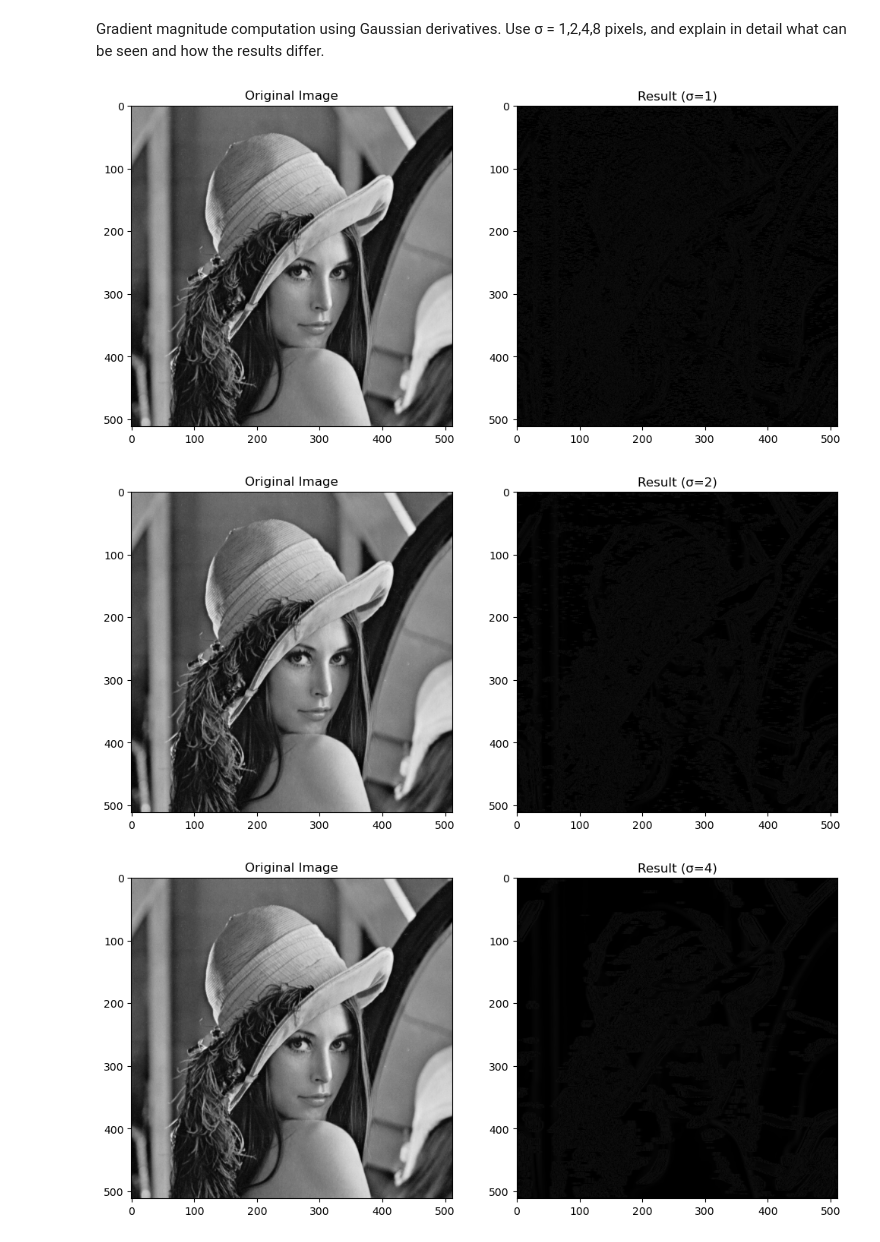
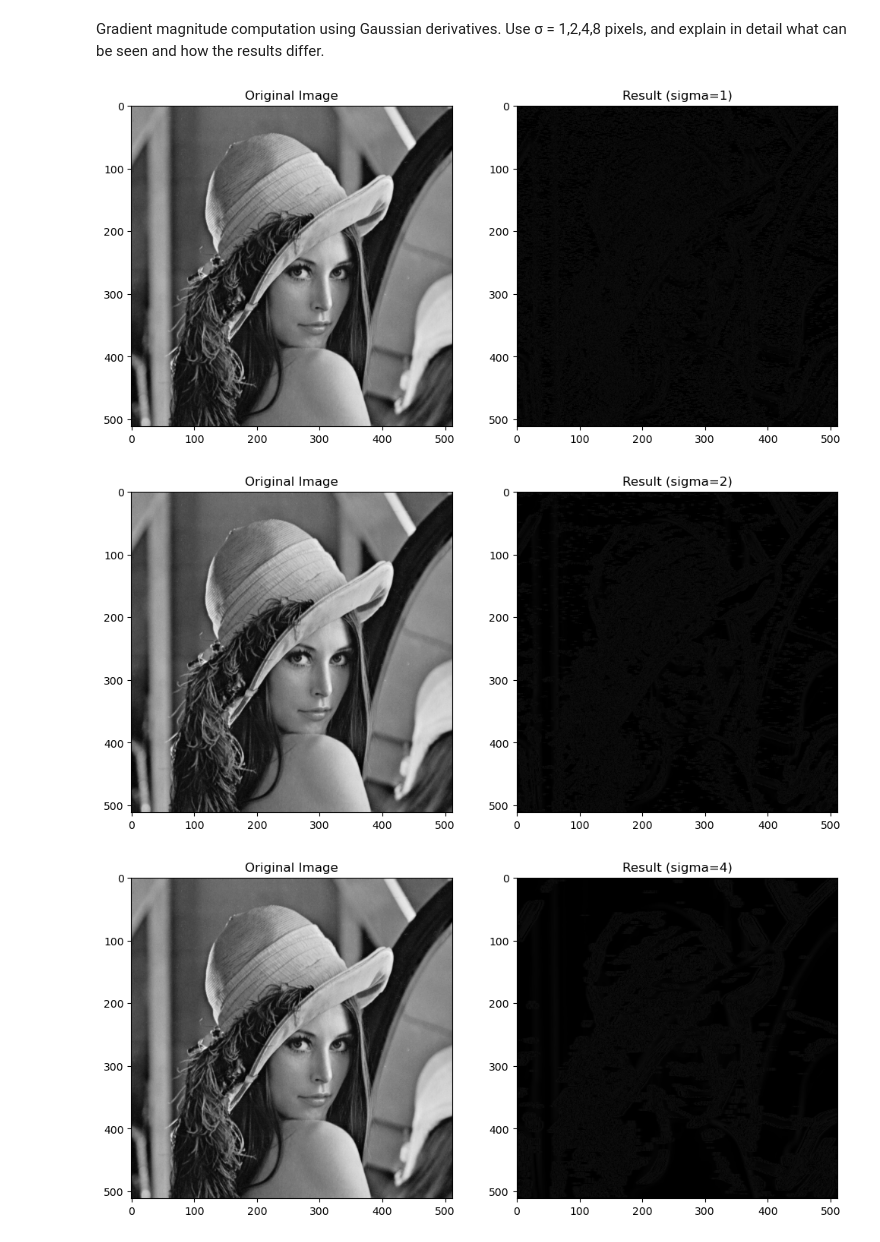
Before and after one commit to hjv300/visionAndImageProcessing, a Jupyter notebook: assignments/second_assignment/assignment2.ipynb, the cells around one changed output. Cells and saved outputs as stored; diff of their text form; code cells hidden in the pictures.

```diff
--- a/assignments/second_assignment/assignment2.ipynb
+++ b/assignments/second_assignment/assignment2.ipynb
@@ -52,0 +4,24 @@ for sigma in sigmas:
+# %%
+#we import the necessary libraries for the specific exercise
+from scipy import ndimage
+import matplotlib.pyplot as plt
+import cv2
+#read the image
+image = cv2.imread('lenna.jpg')
+#define the sigma values
+sigmas = [1, 2, 4, 8]
+#iterate through the values
+for sigma in sigmas:
+    #apply the function for the filter with the sigma value
+    result = ndimage.gaussian_filter(image, sigma)
+    #plot the result along with the original image
+    plt.figure(figsize=(12, 6))
+    plt.subplot(1, 2, 1)
+    plt.imshow(image)
+    plt.title('Original Image')
+
+    plt.subplot(1, 2, 2)
+    plt.imshow(result)
+    plt.title(f'Result (sigma={sigma})')
+
+    plt.show()
@@ -59,27 +39,28 @@ differ.
 # %%
 #we import the necessary libraries for the specific exercise
 from scipy import ndimage
 import matplotlib.pyplot as plt
 import cv2
-
+#read the image
 image = cv2.imread('lenna.jpg')
-
+#define the sigma values
 sigmas = [1, 2, 4, 8]
-
+#iterate through the values
 for sigma in sigmas:
+    #apply the function for the gradient with the sigma value
     result = ndimage.gaussian_gradient_magnitude(image, sigma)
-
+    #plot the result along with the original image
     plt.figure(figsize=(12, 6))
     plt.subplot(1, 2, 1)
     plt.imshow(image)
     plt.title('Original Image')
 
     plt.subplot(1, 2, 2)
     plt.imshow(result)
-    plt.title(f'Result (σ={sigma})')
+    plt.title(f'Result (sigma={sigma})')
 
     plt.show()
 # %% [output]
-[figure, old version]
+[figure, new version]
-[figure, old version]
+[figure, new version]
-[figure, old version]
+[figure, new version]
```
Also changed, not shown: parts of 7 cells of this notebook.
